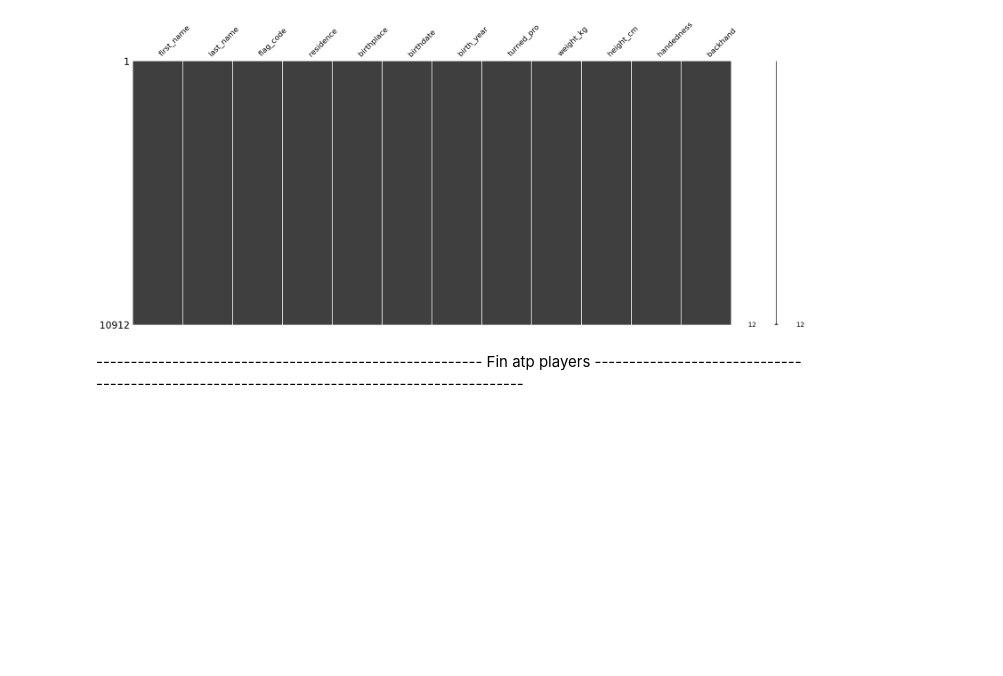
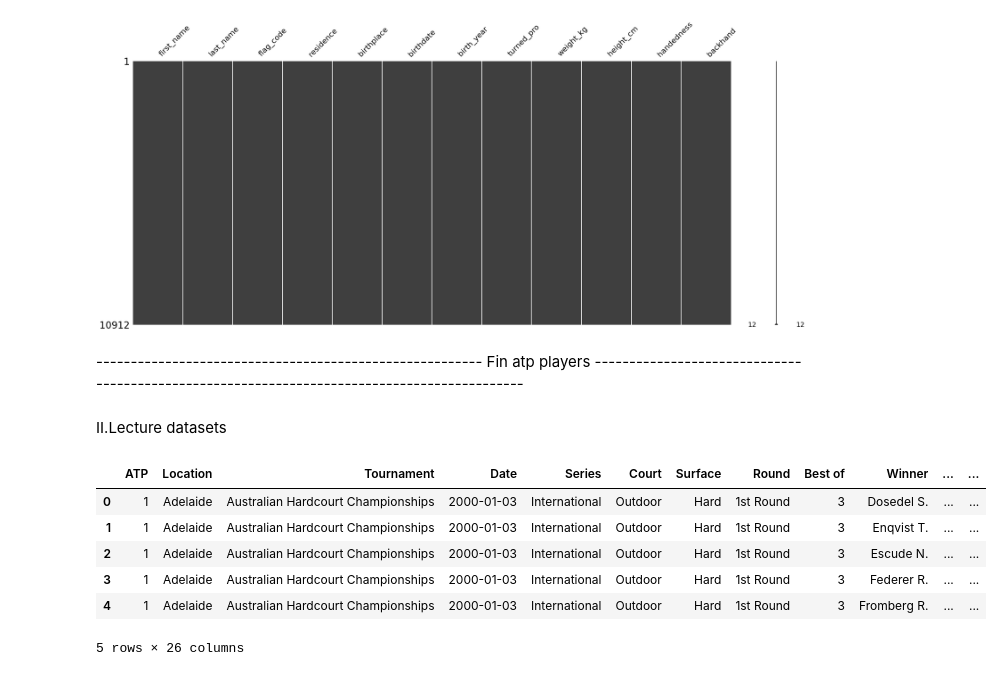
Before and after one commit to S0nia11/Projet_Sp-, a Jupyter notebook: Nettoyage data/Datasets/atp-match-data/Nettoyage_atp.ipynb, the cells around one changed output. Cells and saved outputs as stored; diff of their text form; code cells hidden in the pictures; blank space fills up the shorter version.

```diff
--- a/Nettoyage data/Datasets/atp-match-data/Nettoyage_atp.ipynb
+++ b/Nettoyage data/Datasets/atp-match-data/Nettoyage_atp.ipynb
@@ -65,3 +66,16 @@ plt.show()
 [figure]
 # %% [markdown]
 -------------------------------------------------------- Fin atp players --------------------------------------------------------------------------------------------
+# %% [markdown]
+II.Lecture datasets
+# %%
+df2 = pd.read_excel('atp_2000.xls')
+df2.head()
+# %% [output]
+|  | ATP | Location | Tournament | Date | Series | Court | Surface | Round | Best of | Winner | ... | ... |
+| 0 | 1 | Adelaide | Australian Hardcourt Championships | 2000-01-03 | International | Outdoor | Hard | 1st Round | 3 | Dosedel S. | ... | ... |
+| 1 | 1 | Adelaide | Australian Hardcourt Championships | 2000-01-03 | International | Outdoor | Hard | 1st Round | 3 | Enqvist T. | ... | ... |
+| 2 | 1 | Adelaide | Australian Hardcourt Championships | 2000-01-03 | International | Outdoor | Hard | 1st Round | 3 | Escude N. | ... | ... |
+| 3 | 1 | Adelaide | Australian Hardcourt Championships | 2000-01-03 | International | Outdoor | Hard | 1st Round | 3 | Federer R. | ... | ... |
+| 4 | 1 | Adelaide | Australian Hardcourt Championships | 2000-01-03 | International | Outdoor | Hard | 1st Round | 3 | Fromberg R. | ... | ... |
+5 rows × 26 columns
```
Also changed, not shown: parts of 10 cells of this notebook.
